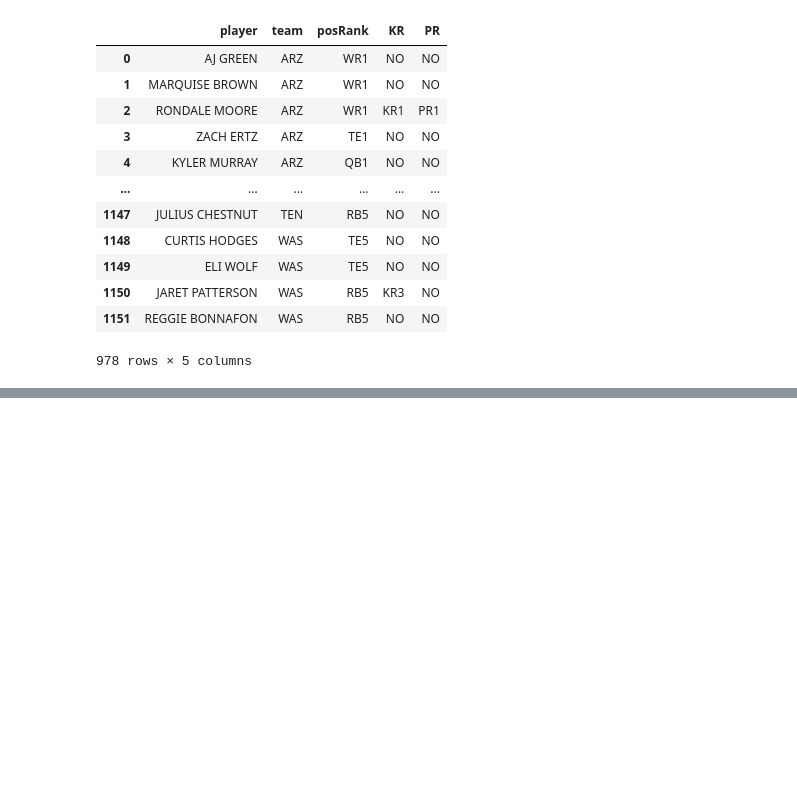
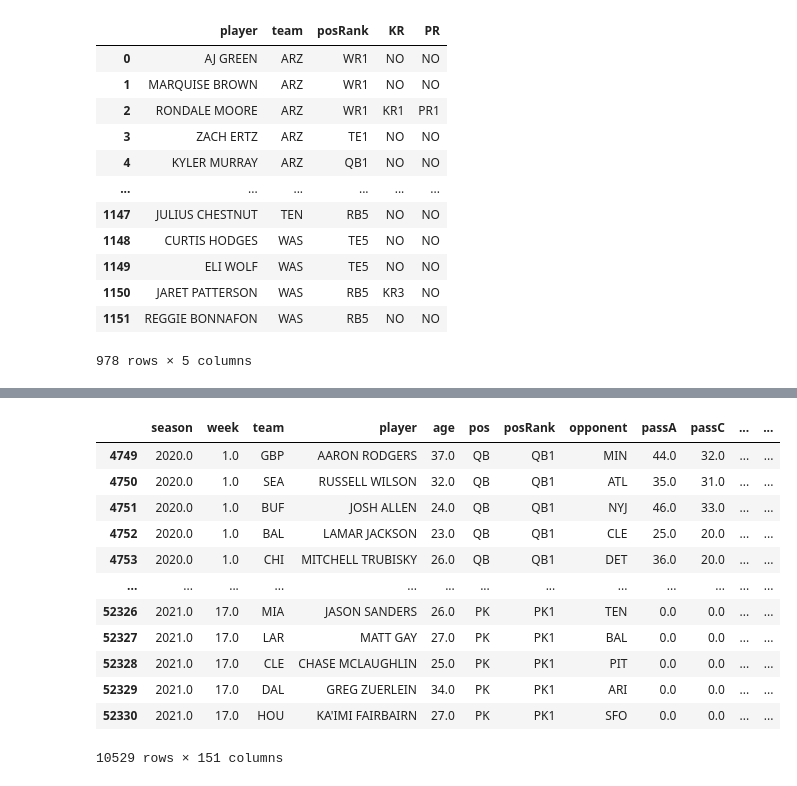
Before and after one commit to travisdharry/FantasyFootballPredictions, a Jupyter notebook: names_ourlads_mfl.ipynb, the cells around one changed output, grey strips where cells are left out. Saved outputs shown, nothing was run; the diff lists cells and outputs as text; code cells hidden in the pictures; blank space fills up the shorter version.

```diff
--- a/names_ourlads_mfl.ipynb
+++ b/names_ourlads_mfl.ipynb
@@ -270,0 +298,24 @@ mfl_ol_df
+# %%
+# Get historical data
+histdf = pd.read_csv('data_cleaned/modelSource.csv', index_col=0)
+
+# Select only previous two years
+histdf = histdf.loc[histdf['season']>=2020]
+
+# Clean defense names in historical data
+histdf.player = histdf.player.str.upper()
+histdf
+# %% [output]
+|  | season | week | team | player | age | pos | posRank | opponent | passA | passC | ... | ... |
+| 4749 | 2020.0 | 1.0 | GBP | AARON RODGERS | 37.0 | QB | QB1 | MIN | 44.0 | 32.0 | ... | ... |
+| 4750 | 2020.0 | 1.0 | SEA | RUSSELL WILSON | 32.0 | QB | QB1 | ATL | 35.0 | 31.0 | ... | ... |
+| 4751 | 2020.0 | 1.0 | BUF | JOSH ALLEN | 24.0 | QB | QB1 | NYJ | 46.0 | 33.0 | ... | ... |
+| 4752 | 2020.0 | 1.0 | BAL | LAMAR JACKSON | 23.0 | QB | QB1 | CLE | 25.0 | 20.0 | ... | ... |
+| 4753 | 2020.0 | 1.0 | CHI | MITCHELL TRUBISKY | 26.0 | QB | QB1 | DET | 36.0 | 20.0 | ... | ... |
+| ... | ... | ... | ... | ... | ... | ... | ... | ... | ... | ... | ... | ... |
+| 52326 | 2021.0 | 17.0 | MIA | JASON SANDERS | 26.0 | PK | PK1 | TEN | 0.0 | 0.0 | ... | ... |
+| 52327 | 2021.0 | 17.0 | LAR | MATT GAY | 27.0 | PK | PK1 | BAL | 0.0 | 0.0 | ... | ... |
+| 52328 | 2021.0 | 17.0 | CLE | CHASE MCLAUGHLIN | 25.0 | PK | PK1 | PIT | 0.0 | 0.0 | ... | ... |
+| 52329 | 2021.0 | 17.0 | DAL | GREG ZUERLEIN | 34.0 | PK | PK1 | ARI | 0.0 | 0.0 | ... | ... |
+| 52330 | 2021.0 | 17.0 | HOU | KA'IMI FAIRBAIRN | 27.0 | PK | PK1 | SFO | 0.0 | 0.0 | ... | ... |
+10529 rows × 151 columns
```
Also changed, not shown: parts of 10 cells of this notebook, 4 other files.
